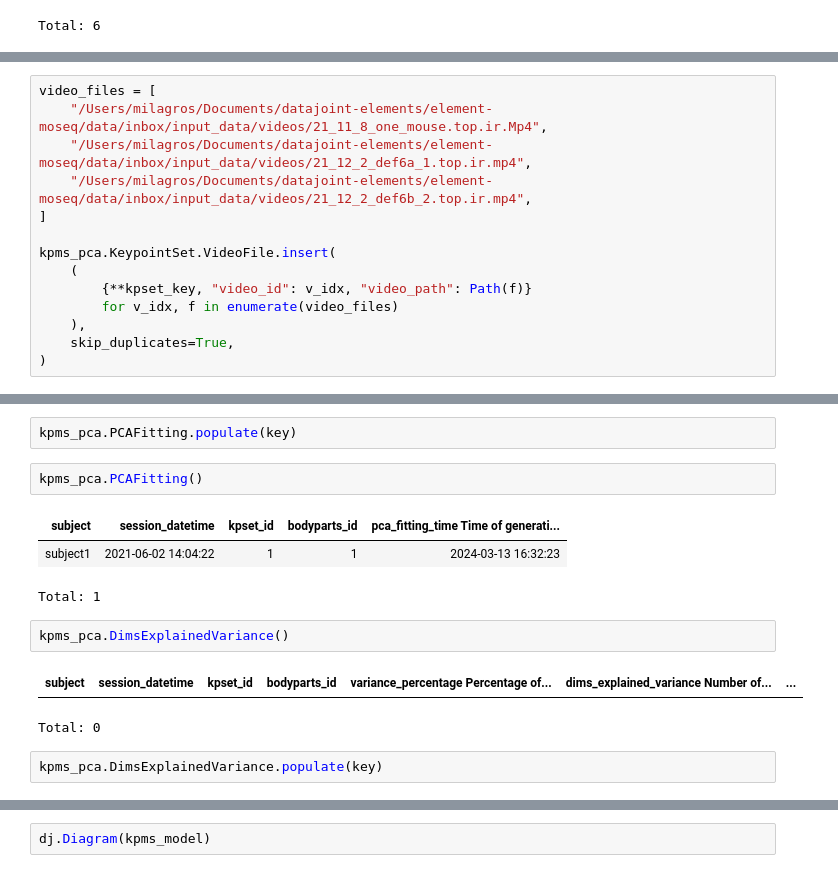
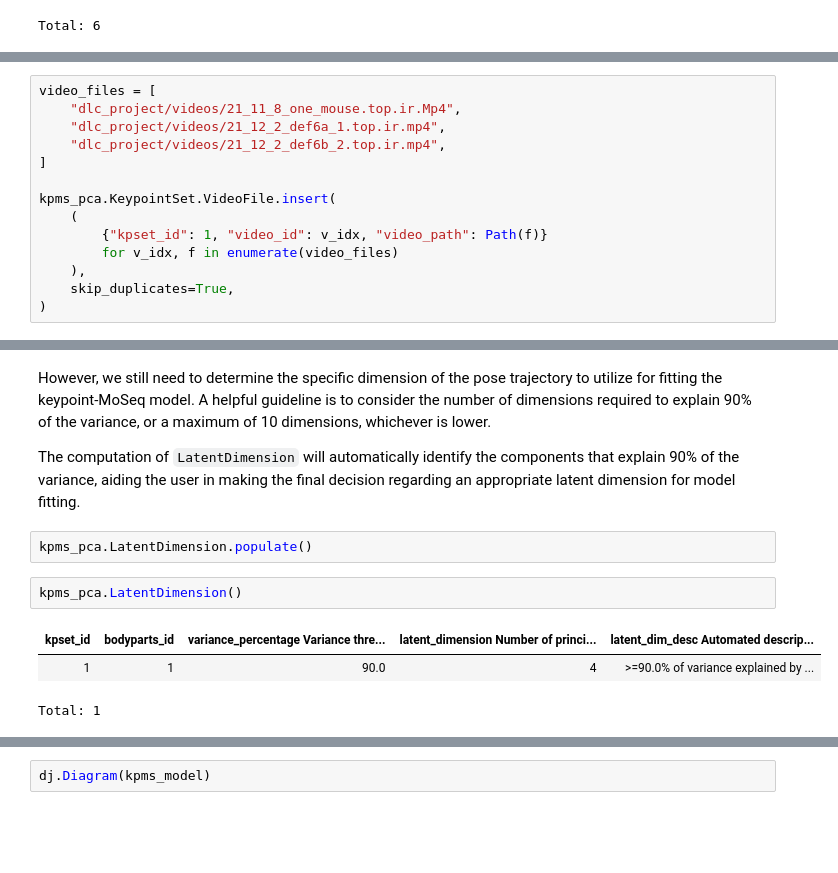
Before and after one commit to datajoint/element-moseq, a Jupyter notebook: notebooks/tutorial.ipynb, the cells around one changed output, grey strips where cells are left out. Drawn from its saved outputs; the diff is of its cells as text; blank space fills up the shorter version.

```diff
--- a/notebooks/tutorial.ipynb
+++ b/notebooks/tutorial.ipynb
@@ -180,13 +194,13 @@ Total: 1
 # %%
 video_files = [
-    "/Users/milagros/Documents/datajoint-elements/element-moseq/data/inbox/input_data/videos/21_11_8_one_mouse.top.ir.Mp4",
-    "/Users/milagros/Documents/datajoint-elements/element-moseq/data/inbox/input_data/videos/21_12_2_def6a_1.top.ir.mp4",
-    "/Users/milagros/Documents/datajoint-elements/element-moseq/data/inbox/input_data/videos/21_12_2_def6b_2.top.ir.mp4",
+    "dlc_project/videos/21_11_8_one_mouse.top.ir.Mp4",
+    "dlc_project/videos/21_12_2_def6a_1.top.ir.mp4",
+    "dlc_project/videos/21_12_2_def6b_2.top.ir.mp4",
 ]
 
 kpms_pca.KeypointSet.VideoFile.insert(
     (
-        {**kpset_key, "video_id": v_idx, "video_path": Path(f)}
+        {"kpset_id": 1, "video_id": v_idx, "video_path": Path(f)}
         for v_idx, f in enumerate(video_files)
     ),
     skip_duplicates=True,
@@ -305,15 +317,12 @@ Total: 0
+# %% [markdown]
+However, we still need to determine the specific dimension of the pose trajectory to utilize for fitting the keypoint-MoSeq model. A helpful guideline is to consider the number of dimensions required to explain 90% of the variance, or a maximum of 10 dimensions, whichever is lower.
+
+The computation of `LatentDimension` will automatically identify the components that explain 90% of the variance, aiding the user in making the final decision regarding an appropriate latent dimension for model fitting.
 # %%
-kpms_pca.PCAFitting.populate(key)
+kpms_pca.LatentDimension.populate()
 # %%
-kpms_pca.PCAFitting()
+kpms_pca.LatentDimension()
 # %% [output]
-| subject | session_datetime | kpset_id | bodyparts_id | pca_fitting_time Time of generati... |
-| subject1 | 2021-06-02 14:04:22 | 1 | 1 | 2024-03-13 16:32:23 |
+| kpset_id | bodyparts_id | variance_percentage Variance thre... | latent_dimension Number of princi... | latent_dim_desc Automated descrip... |
+| 1 | 1 | 90.0 | 4 | >=90.0% of variance explained by ... |
 Total: 1
-# %%
-kpms_pca.DimsExplainedVariance()
-# %% [output]
-| subject | session_datetime | kpset_id | bodyparts_id | variance_percentage Percentage of... | dims_explained_variance Number of... | ... |
-Total: 0
-# %%
-kpms_pca.DimsExplainedVariance.populate(key)
```
Also changed, not shown: parts of 110 cells of this notebook.
